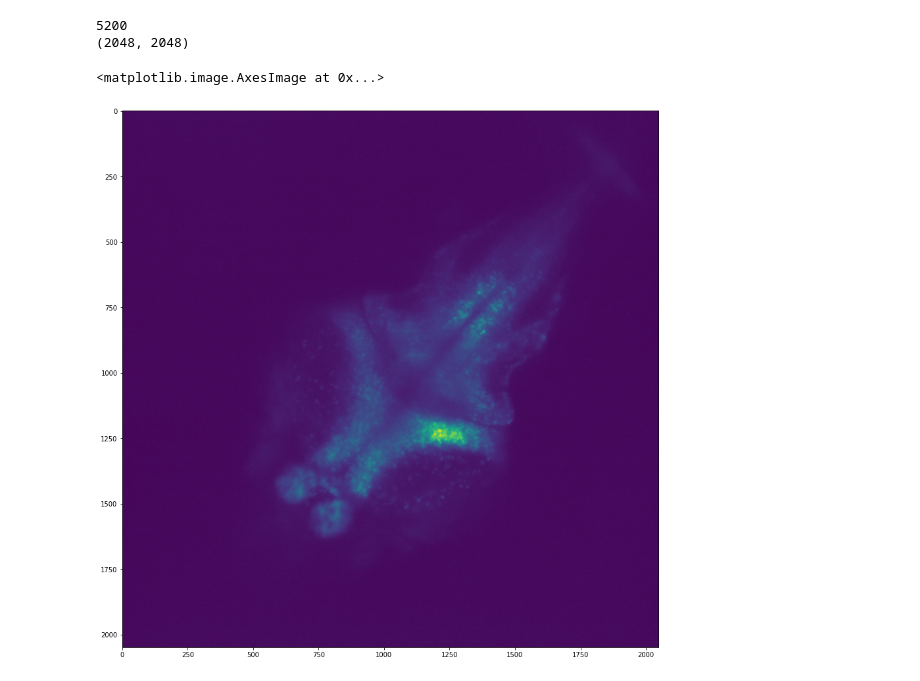
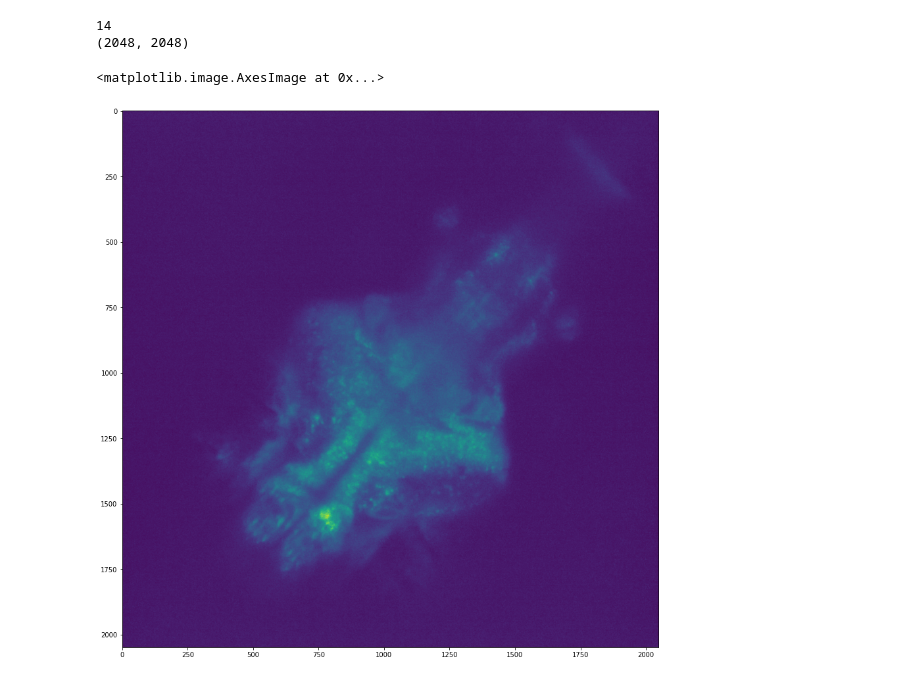
Before and after one commit to JipengSun/diffusion_zebrafish, a Jupyter notebook: data_loader_tiff.ipynb, the cells around one changed output. Cells and saved outputs as stored; diff of their text form; code cells hidden in the pictures.

Commit message:
Update data_loader

```diff
--- a/data_loader_tiff.ipynb
+++ b/data_loader_tiff.ipynb
@@ -6,19 +4,20 @@ from scipy import ndimage,signal
 # %%
-data_path = 'Data/Fish1_6.tiff'
+data_path = 'Data/volume100.tif'
 
 tiff = tifffile.TiffFile(data_path)
+# Iterate stack here
 for page in tiff.pages:
     pass
 print(len(tiff.pages))
-image_stack = tiff.pages[10]
+# Access specific slice here
+sample_image = tiff.pages[10]
 
-#v = pims.TiffStack(data_path)
-#v
-print(image_stack.shape)
+
+print(sample_image.shape)
 plt.figure(figsize=(15,15))
-plt.imshow(image_stack.asarray())
+plt.imshow(sample_image.asarray())
 # %% [output]
-5200
+14
 (2048, 2048)
 <matplotlib.image.AxesImage at 0x...>
-[figure, old version]
+[figure, new version]
```
Also changed, not shown: parts of 3 cells of this notebook, 1 other file.
